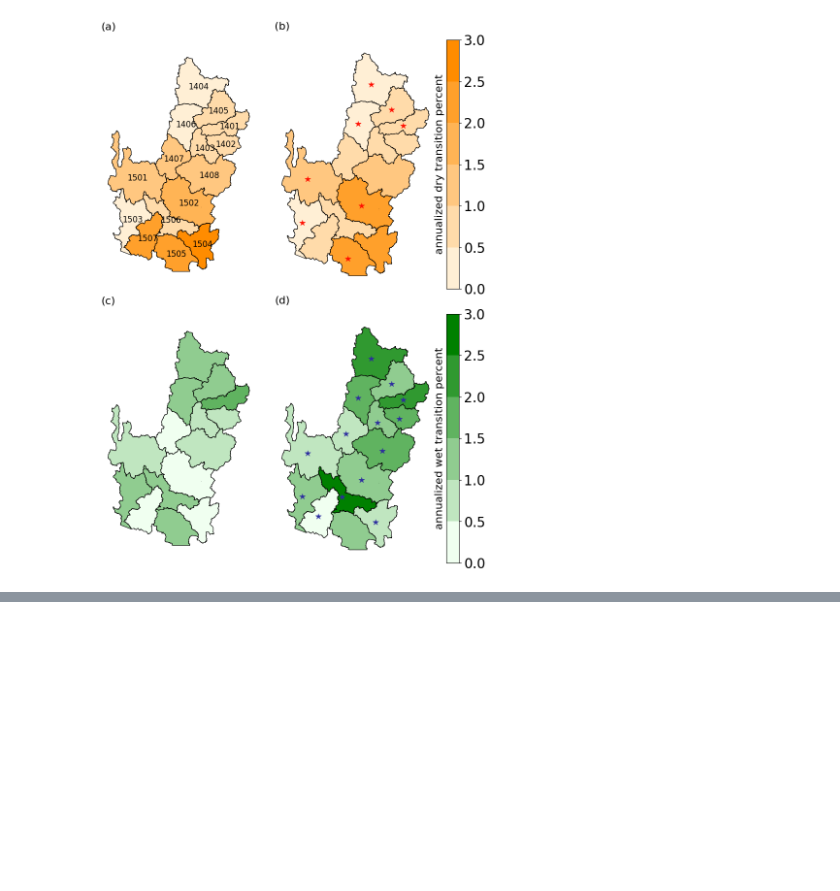
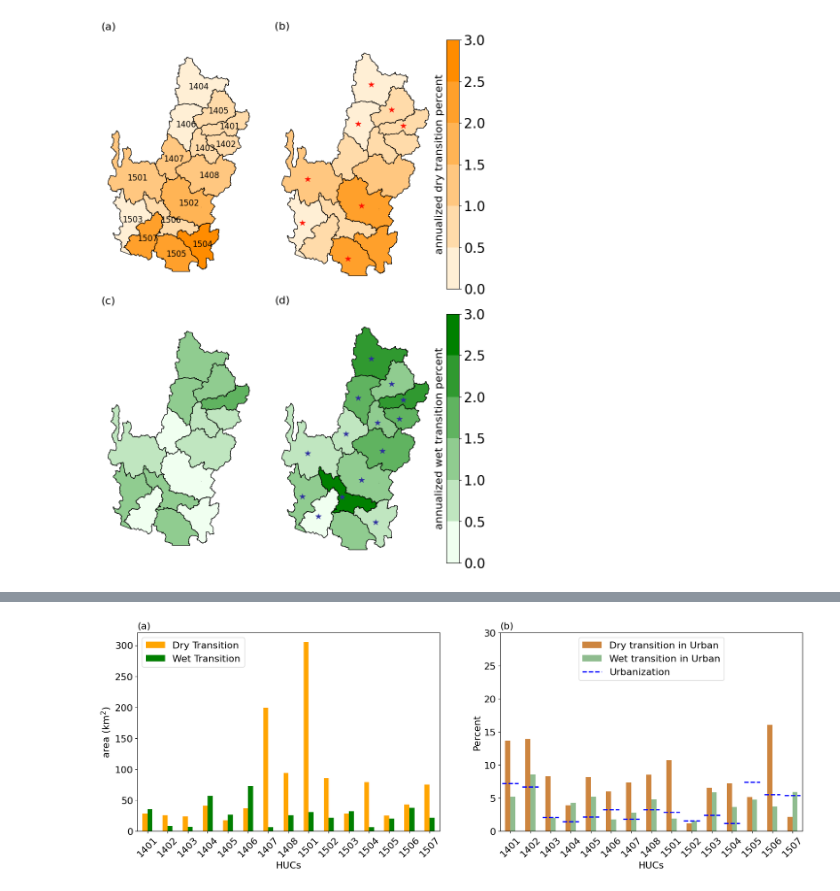
Before and after one commit to ppuentex/Surface_Water_Analysis-CRB, a Jupyter notebook: Results/generate-figures.ipynb, the cells around one changed output, grey strips where cells are left out. Drawn from its saved outputs; the diff is of its cells as text; code cells hidden in the pictures; blank space fills up the shorter version.

Commit message:
adding transitions in urban areas figure

```diff
--- a/Results/generate-figures.ipynb
+++ b/Results/generate-figures.ipynb
@@ -506,0 +511,3 @@ plt.savefig('../Results/figures/annualized_wet_dry_transitions-figure5.jpg', bbo
+# %%
+transition_urban = pd.read_csv('../Data/analysis-data/transitions_urbanization_92_19.csv')
+transition_urban.columns
@@ -506,0 +523,45 @@ plt.savefig('../Results/figures/annualized_wet_dry_transitions-figure5.jpg', bbo
+# %%
+fig, ax = plt.subplots(1, 2, figsize=(20, 6))
+plt.rcParams.update({'font.size': 16})
+color = ['peru', 'darkseagreen']
+#get the dry and wet transition for each type
+transition_urban.plot.bar(ax = ax[0], x = 'huc4', y = ['dry_transition_area', 'wet_transition_area'], color = ['orange', 'green'])
+ax[0].set_ylabel('area (km$^2$)', fontsize = 16)
+ax[0].set_xlabel('HUCs', fontsize = 16)
+ax[0].text(0, 1.02, '(a)', transform=ax[0].transAxes, fontsize = 16)
+ax[0].tick_params(axis='x', labelrotation=45)  # Rotate x labels
+ax[0].set_xticklabels(ax[0].get_xticklabels(), fontsize=16)
+
+h,l = ax[0].get_legend_handles_labels()
+ax[0].legend(h[:2],["Dry Transition", "Wet Transition"], loc=2, fontsize=16)
+
+transition_urban.plot.bar(ax = ax[1], x = 'huc4', y = ['urban_dry_perc', 'urban_wet_perc'], color = color, stacked = False)
+ax[1].text(0, 1.02, '(b)', transform=ax[1].transAxes, fontsize = 16)
+ax[1].set_xlabel('HUCs', fontsize = 16)
+ax[1].set_ylabel('Percent', fontsize = 16)
+ax[1].set_ylim(0, 30)
+ax[1].tick_params(axis='x', labelrotation=45)  # Rotate x labels
+ax[1].set_xticklabels(ax[1].get_xticklabels(), fontsize=16)
+
+for i, huc in enumerate(transition_urban['huc4']):
+    fraction_value = transition_urban.loc[i, 'urbanization_percent']  # Adjust if fraction_urban is a column in your DataFrame
+    #bar = ax[1].patches[i]  # Get the i-th bar
+    ax[1].hlines(
+        y=fraction_value,
+        xmin= i - 0.4,
+        xmax= i + 0.4 ,
+        color='blue', linestyles='--', linewidth=2
+    )
+
+# Create a custom legend for the fraction_urban line
+custom_line = Line2D([0], [0], color='blue', linestyle='--', linewidth=2)
+
+# Add the custom legend to the plot
+#ax[1].legend([custom_line], ['Urban fraction'], loc='upper right')
+
+h1,l1 = ax[1].get_legend_handles_labels()
+ax[1].legend(h1 + [custom_line], ['Dry transition in Urban','Wet transition in Urban', 'Urbanization'], loc='upper center', fontsize=16)
+
+plt.savefig('../Results/figures/transitions_urban_areas-figure6.jpg', bbox_inches ='tight', dpi = 600)
+# %% [output]
+[figure, added]
```
Also changed, not shown: parts of 3 cells of this notebook, 1 other file.
